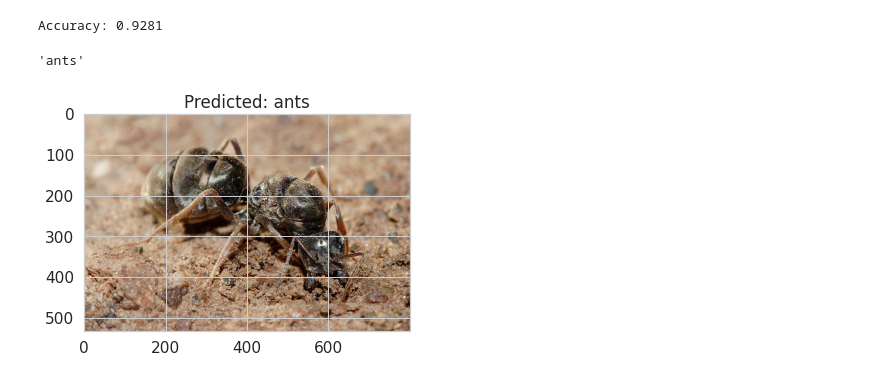
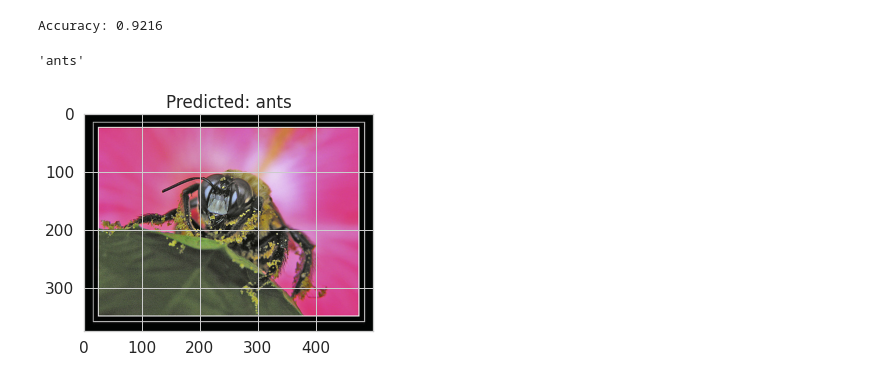
Before and after one commit to greatmaxix/computerVisionClass, a Jupyter notebook: lesson4/lab1.ipynb, the cells around one changed output. Cells and saved outputs as stored; diff of their text form; code cells hidden in the pictures.

```diff
--- a/lesson4/lab1.ipynb
+++ b/lesson4/lab1.ipynb
@@ -238,34 +237,37 @@ plt.show()
 # %%
-torch.save(model.state_dict(), 'vgg_shit.pth')
-model.load_state_dict(torch.load('vgg_shit.pth'))
+torch.save(model.state_dict(), 'vgg_1.pth')
+model.load_state_dict(torch.load('vgg_1.pth'))
 print("Accuracy: {0:.4f}".format(evaluate(model)))
 # %% [output]
-Accuracy: 0.9281
+Accuracy: 0.9216
 # %%
 def predict(imgPath, path):
     model.load_state_dict(torch.load(path))
     transform = transforms.ToTensor()
     img = Image.open(imgPath)
-    # convert to cuda if cuda was used during training
+
     img = transform(img).unsqueeze(0)
 
     if use_gpu:
         img = img.cuda()
+
     model.eval()
     output = model(img)
+
     _, predicted = torch.max(output, 1)
+
     plt.imshow(img.cpu().squeeze(0).permute(1, 2, 0))
     plt.title("Predicted: {}".format(class_names[predicted]))
     return class_names[predicted]
 
 
 # read random image from hymenoptera_data/val/ ants or bees
 import random
 from PIL import Image
 
 
-img = random.choice(os.listdir("hymenoptera_data/val/ants/"))
-predict("hymenoptera_data/val/ants/" + img, 'vgg_shit.pth')
+img = random.choice(os.listdir("hymenoptera_data/val/bees/"))
+predict("hymenoptera_data/val/bees/" + img, 'vgg_1.pth')
 # %% [output]
 'ants'
-[figure, old version]
+[figure, new version]
```
Also changed, not shown: parts of 6 cells of this notebook, 2 other files.
